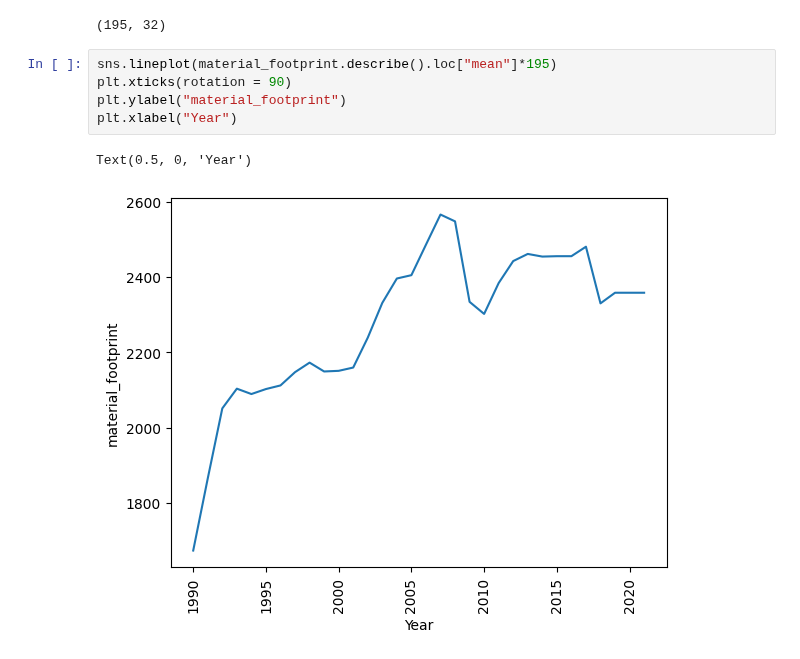
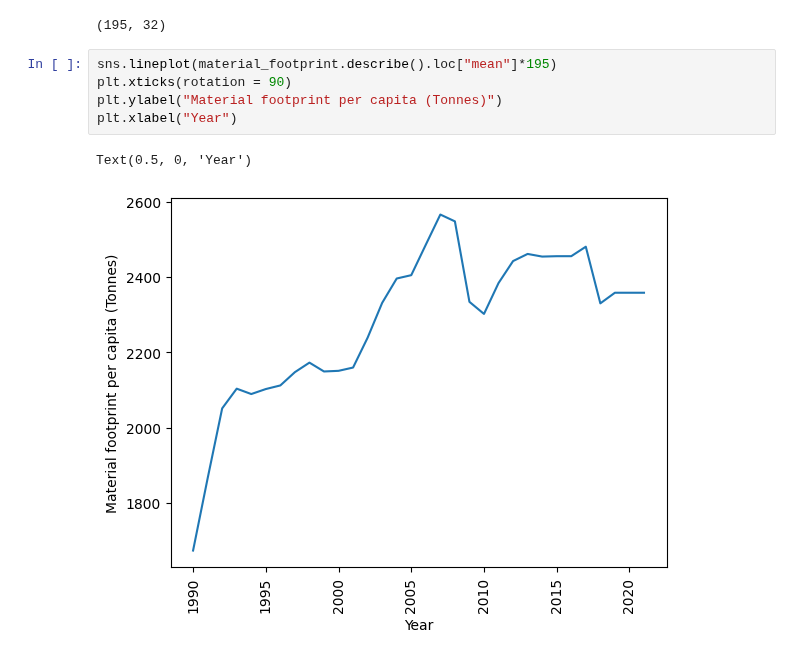
Before and after one commit to Gourav052003/Machine-Learning-Solutions-for-Predicting-Municipal-Waste-Costs-and-Sustainable-Resource-Management, a Jupyter notebook: Impact Analysis/Resource Consumption.ipynb, the cells around one changed output. Cells and saved outputs as stored; diff of their text form.

```diff
--- a/Impact Analysis/Resource Consumption.ipynb
+++ b/Impact Analysis/Resource Consumption.ipynb
@@ -87,8 +95,8 @@ material_footprint.shape
 # %%
 sns.lineplot(material_footprint.describe().loc["mean"]*195)
 plt.xticks(rotation = 90)
-plt.ylabel("material_footprint")
+plt.ylabel("Material footprint per capita (Tonnes)")
 plt.xlabel("Year")
 # %% [output]
 Text(0.5, 0, 'Year')
-[figure, old version]
+[figure, new version]
```
Also changed, not shown: parts of 2 cells of this notebook, 1 other file.
